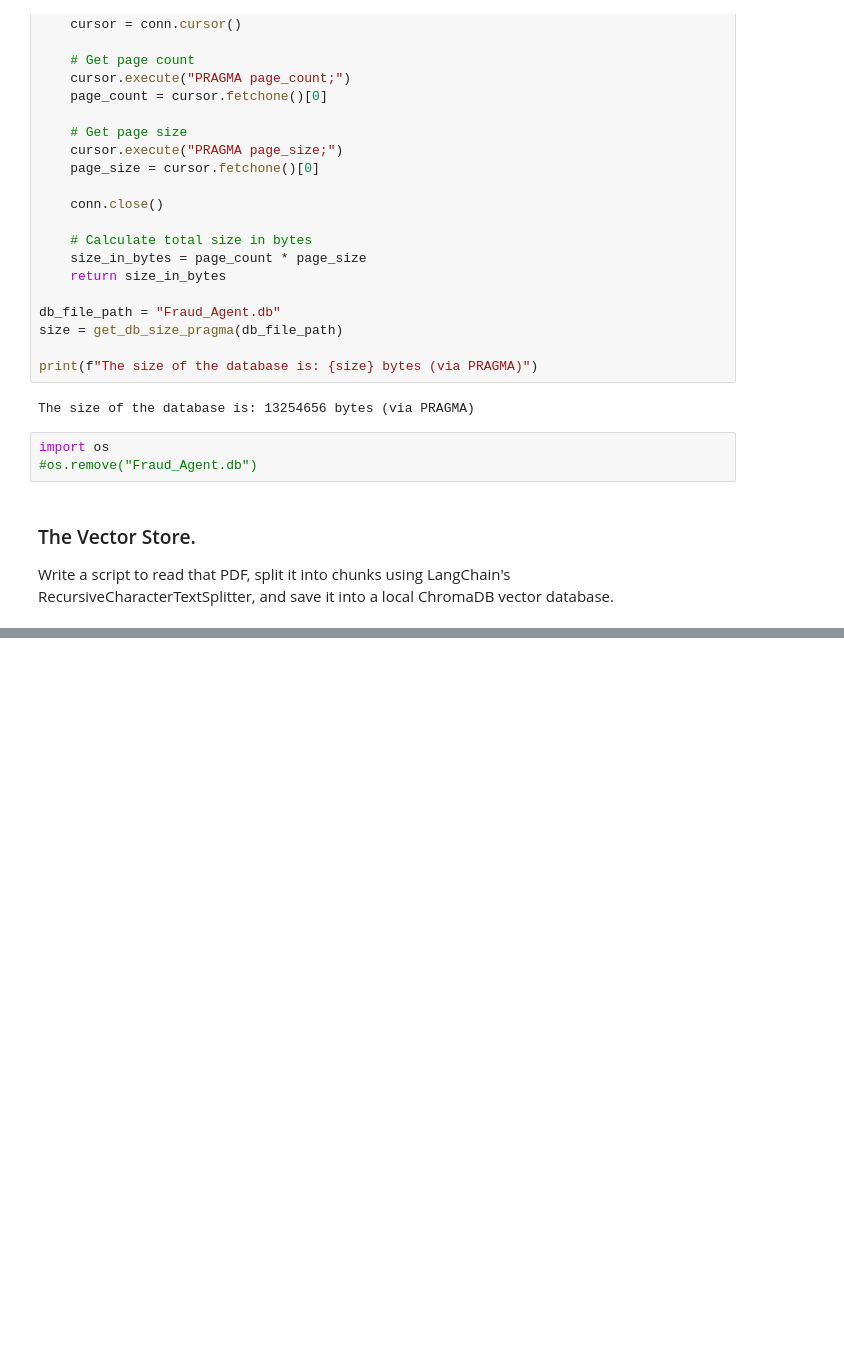
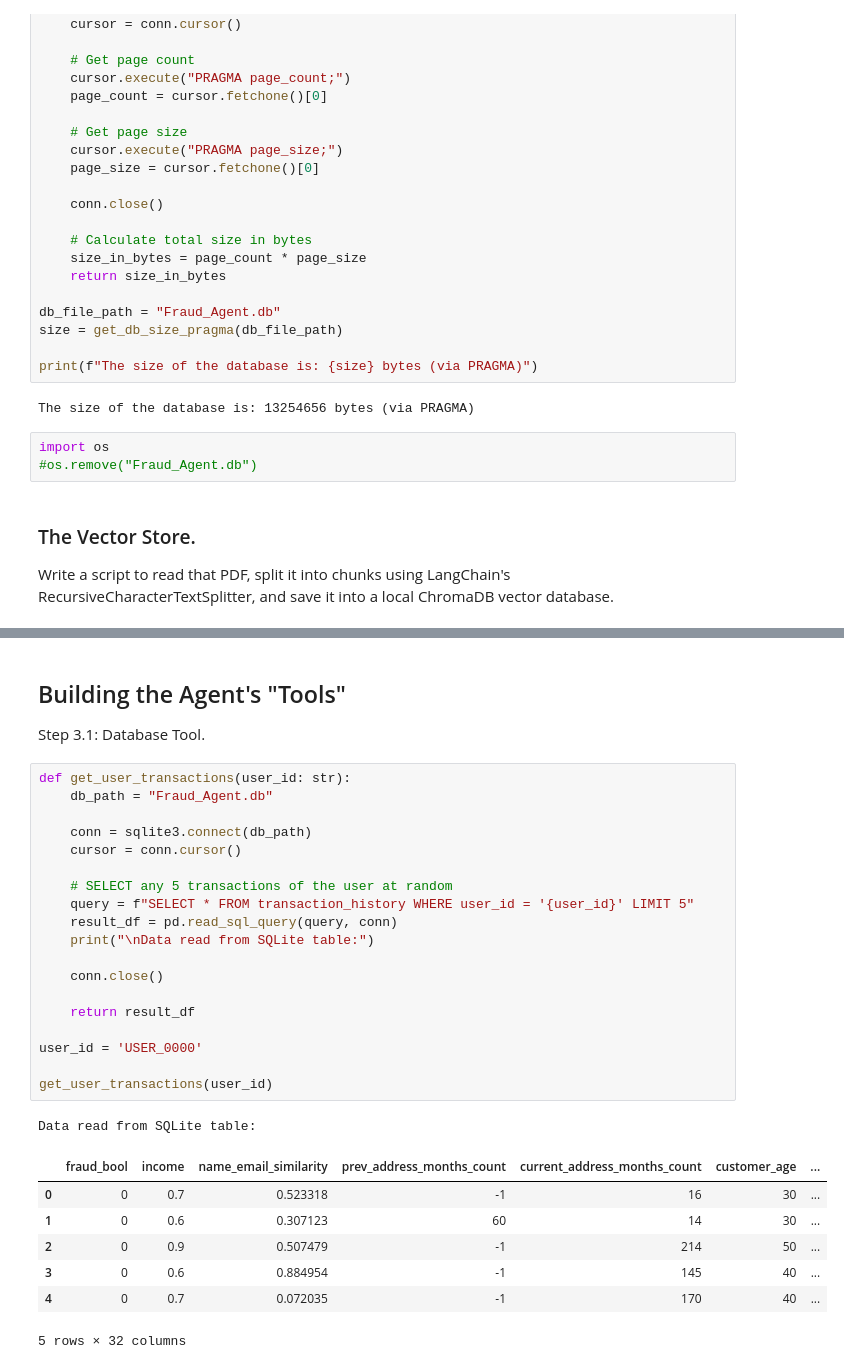
Before and after one commit to s29zafar/Explainable-AI-XAI-Fraud-Agent, a Jupyter notebook: XAI_Fraud_Agent.ipynb, the cells around one changed output, grey strips where cells are left out. Cells and saved outputs as stored; diff of their text form; blank space fills up the shorter version.

```diff
--- a/XAI_Fraud_Agent.ipynb
+++ b/XAI_Fraud_Agent.ipynb
@@ -327,0 +336,31 @@ Successfully added 3 chunks to ChromaDB at ./test_chroma
+# %% [markdown]
+## Building the Agent's "Tools"
+Step 3.1: Database Tool.
+# %%
+def get_user_transactions(user_id: str):
+    db_path = "Fraud_Agent.db"
+
+    conn = sqlite3.connect(db_path)
+    cursor = conn.cursor()
+
+    # SELECT any 5 transactions of the user at random
+    query = f"SELECT * FROM transaction_history WHERE user_id = '{user_id}' LIMIT 5"
+    result_df = pd.read_sql_query(query, conn)
+    print("\nData read from SQLite table:")
+
+    conn.close()
+
+    return result_df
+
+user_id = 'USER_0000'
+
+get_user_transactions(user_id)
+# %% [output]
+Data read from SQLite table:
+|  | fraud_bool | income | name_email_similarity | prev_address_months_count | current_address_months_count | customer_age | ... |
+| 0 | 0 | 0.7 | 0.523318 | -1 | 16 | 30 | ... |
+| 1 | 0 | 0.6 | 0.307123 | 60 | 14 | 30 | ... |
+| 2 | 0 | 0.9 | 0.507479 | -1 | 214 | 50 | ... |
+| 3 | 0 | 0.6 | 0.884954 | -1 | 145 | 40 | ... |
+| 4 | 0 | 0.7 | 0.072035 | -1 | 170 | 40 | ... |
+5 rows × 32 columns
```
Also changed, not shown: parts of 5 cells of this notebook, 2 other files.
